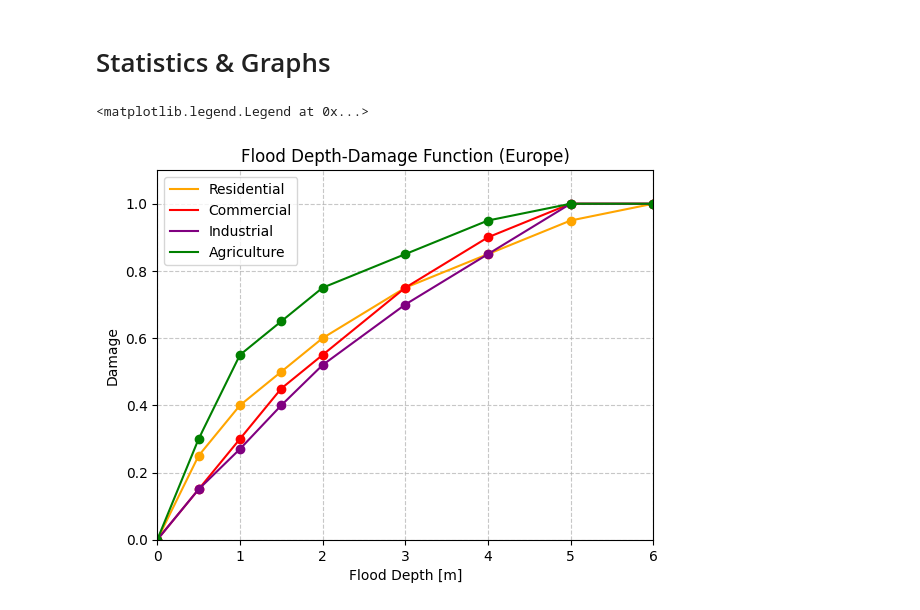
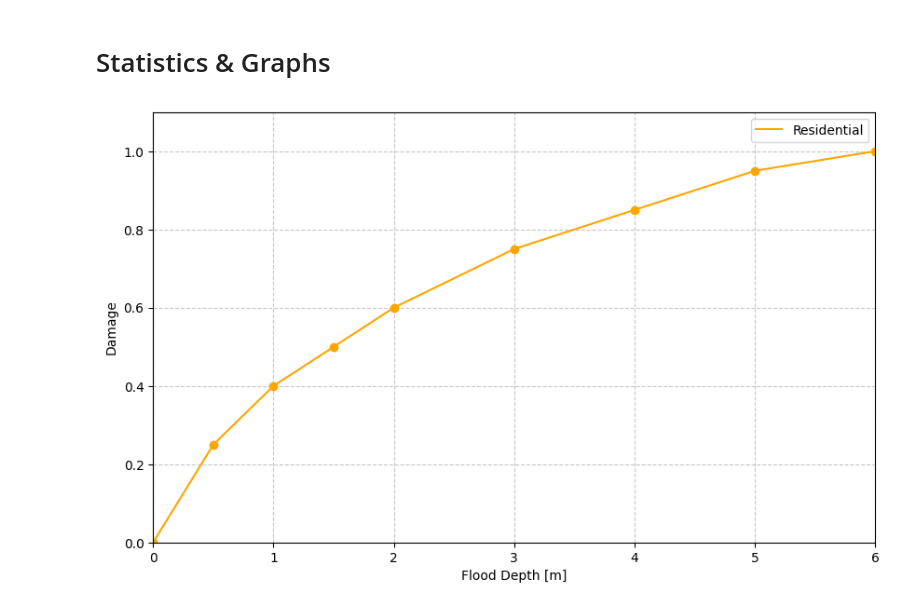
Before and after one commit to KubeljK/cvar-masters, a Jupyter notebook: notebooks/010-kk-compare-damage-functions.ipynb, the cells around one changed output. Drawn from its saved outputs; the diff is of its cells as text; code cells hidden in the pictures.

```diff
--- a/notebooks/010-kk-compare-damage-functions.ipynb
+++ b/notebooks/010-kk-compare-damage-functions.ipynb
@@ -343,14 +343,17 @@ def plot_damage_function_full_range(damage_function, color="orange", label="NONE
     return fig, ax
 # %%
 plot_damage_function_full_range(residential_damage_fractions, color="orange", label="Residential")
-plot_damage_function_full_range(commercial_damage_function, color="red", label="Commercial")
-plot_damage_function_full_range(industrial_damage_function, color="purple", label="Industrial")
-plot_damage_function_full_range(agriculture_damage_function, color="green", label="Agriculture")
+# plot_damage_function_full_range(commercial_damage_function, color="red", label="Commercial")
+# plot_damage_function_full_range(industrial_damage_function, color="purple", label="Industrial")
+# plot_damage_function_full_range(agriculture_damage_function, color="green", label="Agriculture")
 # plt.grid()
-plt.title("Flood Depth-Damage Function (Europe)")
+# plt.title("Flood Depth-Damage Function (Europe)")
+
 plt.xlim(0, 6)
 plt.ylim(0, 1.1)
 plt.legend()
+
+# Make wider
+plt.gcf().set_size_inches(10, 6)
 # %% [output]
-<matplotlib.legend.Legend at 0x...>
-[figure, old version]
+[figure, new version]
```
Also changed, not shown: parts of 16 cells of this notebook, 50 other files.
